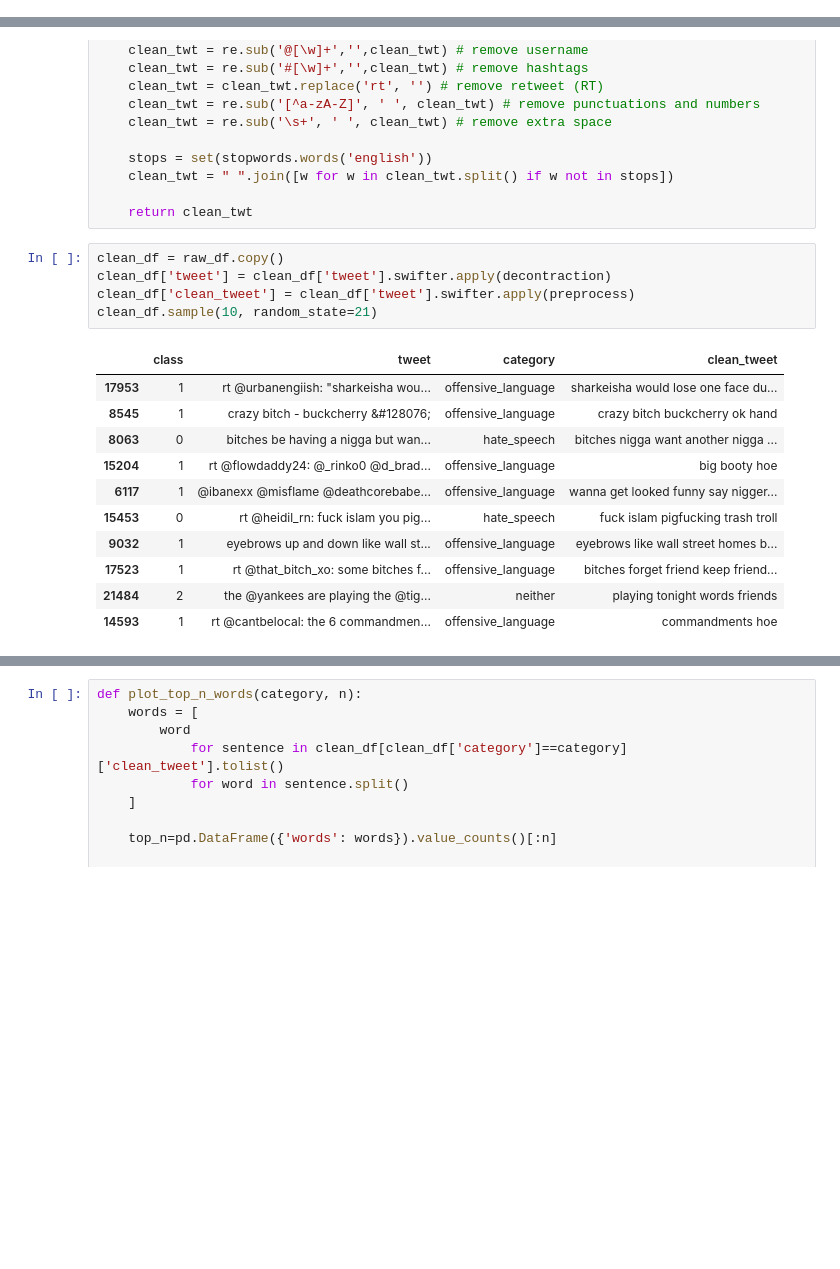
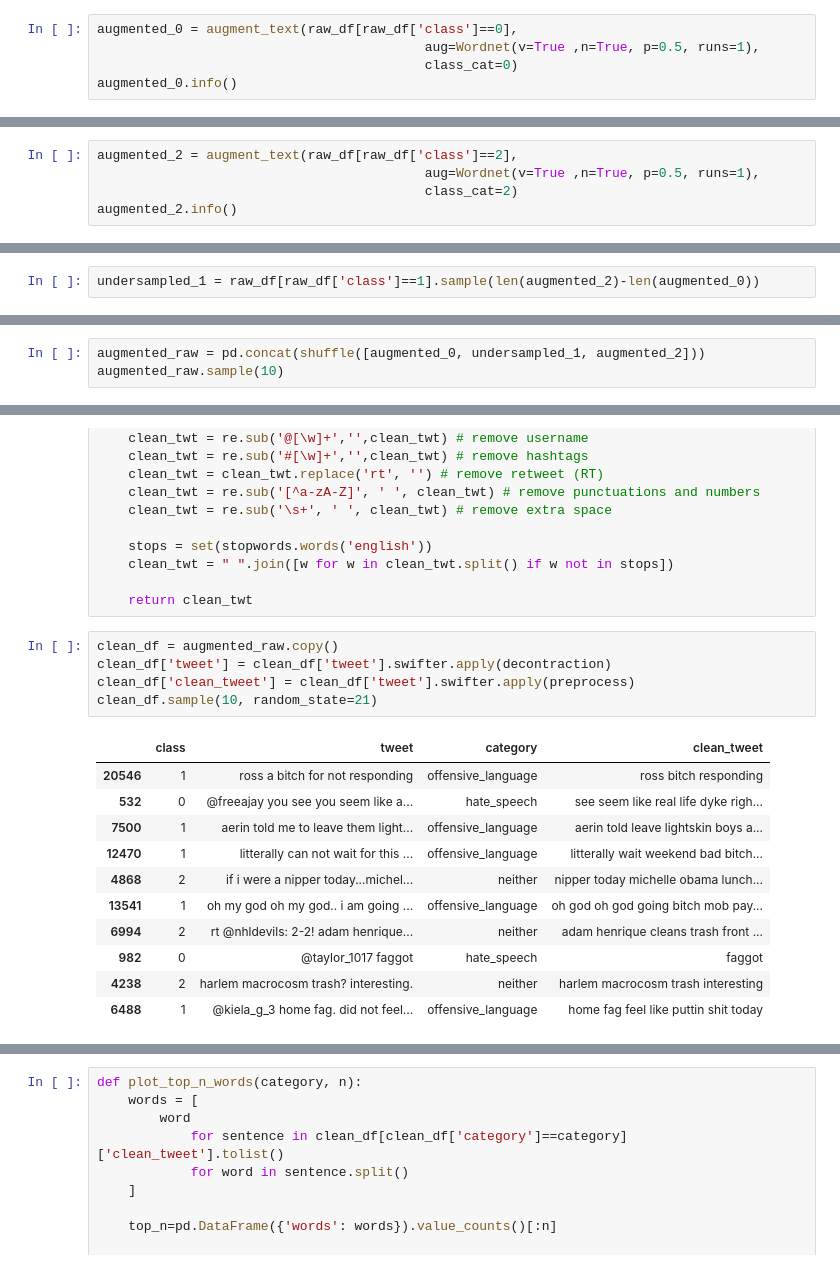
Before and after one commit to andriansyahp/-hateful-offensive-detection-backend, a Jupyter notebook: model/src/detection.ipynb, the cells around one changed output, grey strips where cells are left out. Cells and saved outputs as stored; diff of their text form; blank space fills up the shorter version.

```diff
--- a/model/src/detection.ipynb
+++ b/model/src/detection.ipynb
@@ -91,0 +125,5 @@ fig.show()
+# %%
+augmented_0 = augment_text(raw_df[raw_df['class']==0],
+                                          aug=Wordnet(v=True ,n=True, p=0.5, runs=1),
+                                          class_cat=0)
+augmented_0.info()
@@ -91,0 +141,5 @@ fig.show()
+# %%
+augmented_2 = augment_text(raw_df[raw_df['class']==2],
+                                          aug=Wordnet(v=True ,n=True, p=0.5, runs=1),
+                                          class_cat=2)
+augmented_2.info()
@@ -91,0 +157,2 @@ fig.show()
+# %%
+undersampled_1 = raw_df[raw_df['class']==1].sample(len(augmented_2)-len(augmented_0))
@@ -91,0 +168,3 @@ fig.show()
+# %%
+augmented_raw = pd.concat(shuffle([augmented_0, undersampled_1, augmented_2]))
+augmented_raw.sample(10)
@@ -125,22 +238,22 @@ def preprocess(tweet):
 
     return clean_twt
 # %%
-clean_df = raw_df.copy()
+clean_df = augmented_raw.copy()
 clean_df['tweet'] = clean_df['tweet'].swifter.apply(decontraction)
 clean_df['clean_tweet'] = clean_df['tweet'].swifter.apply(preprocess)
 clean_df.sample(10, random_state=21)
 # %% [output]
 |  | class | tweet | category | clean_tweet |
-| 17953 | 1 | rt @urbanengiish: "sharkeisha wou... | offensive_language | sharkeisha would lose one face du... |
-| 8545 | 1 | crazy bitch - buckcherry &#128076; | offensive_language | crazy bitch buckcherry ok hand |
-| 8063 | 0 | bitches be having a nigga but wan... | hate_speech | bitches nigga want another nigga ... |
-| 15204 | 1 | rt @flowdaddy24: @_rinko0 @d_brad... | offensive_language | big booty hoe |
-| 6117 | 1 | @ibanexx @misflame @deathcorebabe... | offensive_language | wanna get looked funny say nigger... |
-| 15453 | 0 | rt @heidil_rn: fuck islam you pig... | hate_speech | fuck islam pigfucking trash troll |
-| 9032 | 1 | eyebrows up and down like wall st... | offensive_language | eyebrows like wall street homes b... |
-| 17523 | 1 | rt @that_bitch_xo: some bitches f... | offensive_language | bitches forget friend keep friend... |
-| 21484 | 2 | the @yankees are playing the @tig... | neither | playing tonight words friends |
-| 14593 | 1 | rt @cantbelocal: the 6 commandmen... | offensive_language | commandments hoe |
+| 20546 | 1 | ross a bitch for not responding | offensive_language | ross bitch responding |
+| 532 | 0 | @freeajay you see you seem like a... | hate_speech | see seem like real life dyke righ... |
+| 7500 | 1 | aerin told me to leave them light... | offensive_language | aerin told leave lightskin boys a... |
+| 12470 | 1 | litterally can not wait for this ... | offensive_language | litterally wait weekend bad bitch... |
+| 4868 | 2 | if i were a nipper today...michel... | neither | nipper today michelle obama lunch... |
+| 13541 | 1 | oh my god oh my god.. i am going ... | offensive_language | oh god oh god going bitch mob pay... |
+| 6994 | 2 | rt @nhldevils: 2-2! adam henrique... | neither | adam henrique cleans trash front ... |
+| 982 | 0 | @taylor_1017 faggot | hate_speech | faggot |
+| 4238 | 2 | harlem macrocosm trash? interesting. | neither | harlem macrocosm trash interesting |
+| 6488 | 1 | @kiela_g_3 home fag. did not feel... | offensive_language | home fag feel like puttin shit today |
 # %%
 top_10_hate = clean_df[clean_df['category']=='hate_speech']['clean_tweet'].value_counts()[:10]
 top_10_hate
```
Also changed, not shown: parts of 17 cells of this notebook, 6 other files.
